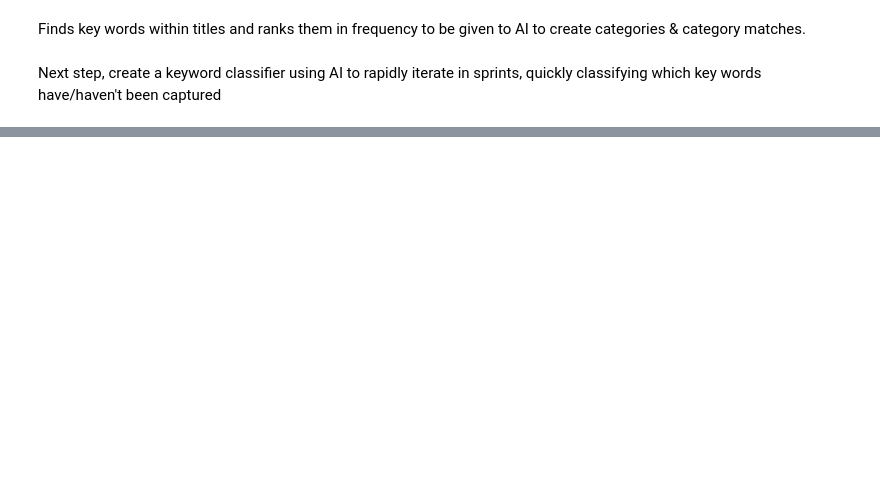
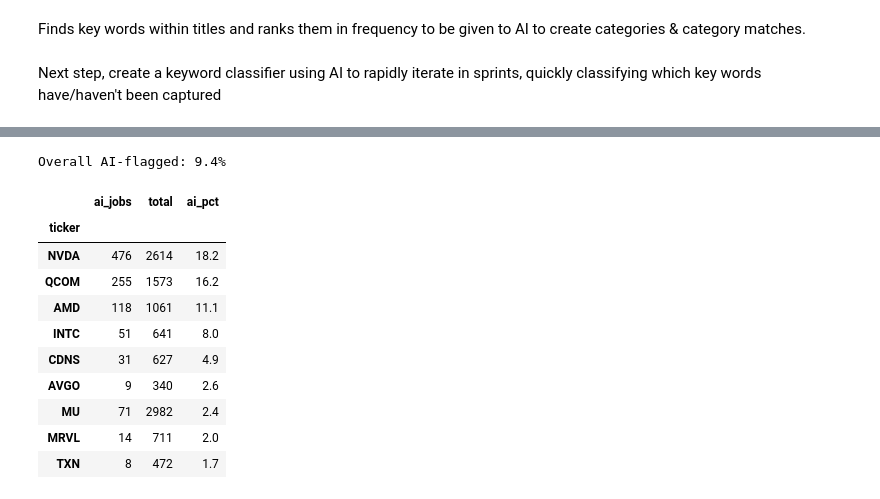
Before and after one commit to johanndeboda/sector-signals, a Jupyter notebook: analysis/03_hiring_category.ipynb, the cells around one changed output, grey strips where cells are left out. Saved outputs shown, nothing was run; the diff lists cells and outputs as text; code cells hidden in the pictures; blank space fills up the shorter version.

```diff
--- a/analysis/03_hiring_category.ipynb
+++ b/analysis/03_hiring_category.ipynb
@@ -190,0 +209,21 @@ Role mix by ticker (% of each ticker's roles):
+# %%
+ai = (df.groupby('ticker')['is_ai']
+        .agg(ai_jobs='sum', total='count'))
+ai['ai_pct'] = (ai['ai_jobs'] / ai['total'] * 100).round(1)
+ai = ai.sort_values('ai_pct', ascending=False)
+
+print(f"Overall AI-flagged: {df['is_ai'].mean():.1%}\n")
+display(ai)
+# %% [output]
+Overall AI-flagged: 9.4%
+|  | ai_jobs | total | ai_pct |
+| ticker |  |  |  |
+| NVDA | 476 | 2614 | 18.2 |
+| QCOM | 255 | 1573 | 16.2 |
+| AMD | 118 | 1061 | 11.1 |
+| INTC | 51 | 641 | 8.0 |
+| CDNS | 31 | 627 | 4.9 |
+| AVGO | 9 | 340 | 2.6 |
+| MU | 71 | 2982 | 2.4 |
+| MRVL | 14 | 711 | 2.0 |
+| TXN | 8 | 472 | 1.7 |
```
Also changed, not shown: parts of 9 cells of this notebook, 1 other file.
